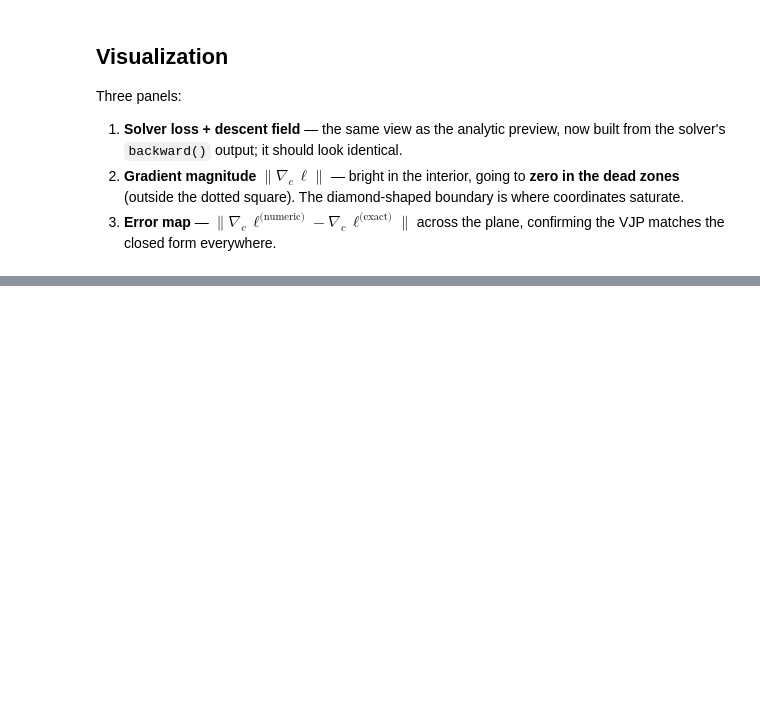
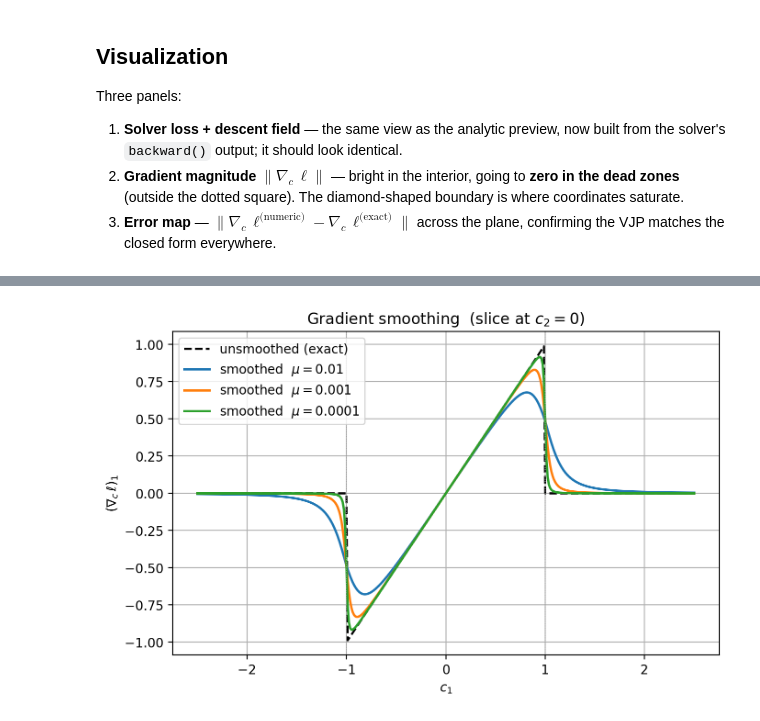
Before and after one commit to PREDICT-EPFL/cupiqp, a Jupyter notebook: examples/differentiable_qp_2d.ipynb, the cells around one changed output, grey strips where cells are left out. Cells and saved outputs as stored; diff of their text form; code cells hidden in the pictures; blank space fills up the shorter version.

Commit message:
adapt docs and examples with gradient smoothing feature

```diff
--- a/examples/differentiable_qp_2d.ipynb
+++ b/examples/differentiable_qp_2d.ipynb
@@ -226,0 +238,32 @@ plt.show()
+# %%
+# Smoothed gradient: set gradient_smoothing before setup (the mode is fixed at setup).
+def smoothed_grad_c(c_batch, mu):
+    Bc, nc = c_batch.shape
+    solver = DenseSolver()
+    solver.settings.enable_grad = True
+    solver.settings.gradient_smoothing = True
+    solver.settings.gradient_smoothing_mu = mu
+    solver.settings.verbose = False
+    solver.setup(P=cp.tile(cp.eye(nc), (Bc, 1, 1)), c=cp.asarray(c_batch),
+            x_l=cp.full((Bc, nc), -1.0), x_u=cp.full((Bc, nc), 1.0))
+    solver.solve()
+    g = solver.backward(grad_x=solver.result.x)
+    return cp.asnumpy(g.c)
+
+# 1-D slice along c_2 = 0: gradient component (grad_c l)_1 as a function of c_1.
+c1_line = np.linspace(-2.5, 2.5, 401)
+c_line  = np.stack([c1_line, np.zeros_like(c1_line)], axis=1)
+grad1_exact = np.where(np.abs(c1_line) < 1.0, c1_line, 0.0)   # unsmoothed: jumps at c_1 = +/-1
+
+fig, ax = plt.subplots(figsize=(7, 4.5))
+ax.plot(c1_line, grad1_exact, 'k--', lw=1.6, label='unsmoothed (exact)')
+ax.grid()
+for mu in (1e-2, 1e-3, 1e-4):
+    ax.plot(c1_line, smoothed_grad_c(c_line, mu)[:, 0], lw=1.8, label=fr'smoothed  $\mu={mu:g}$')
+for v in (-1.0, 1.0):
+    ax.axvline(v, color='0.6', lw=0.7, ls=':')
+ax.set_xlabel('$c_1$'); ax.set_ylabel(r'$(\nabla_c\,\ell)_1$')
+ax.set_title(r'Gradient smoothing  (slice at $c_2 = 0$)')
+ax.legend(loc='upper left'); plt.tight_layout(); plt.show()
+# %% [output]
+[figure, added]
```
Also changed, not shown: parts of 6 cells of this notebook, 3 other files.
